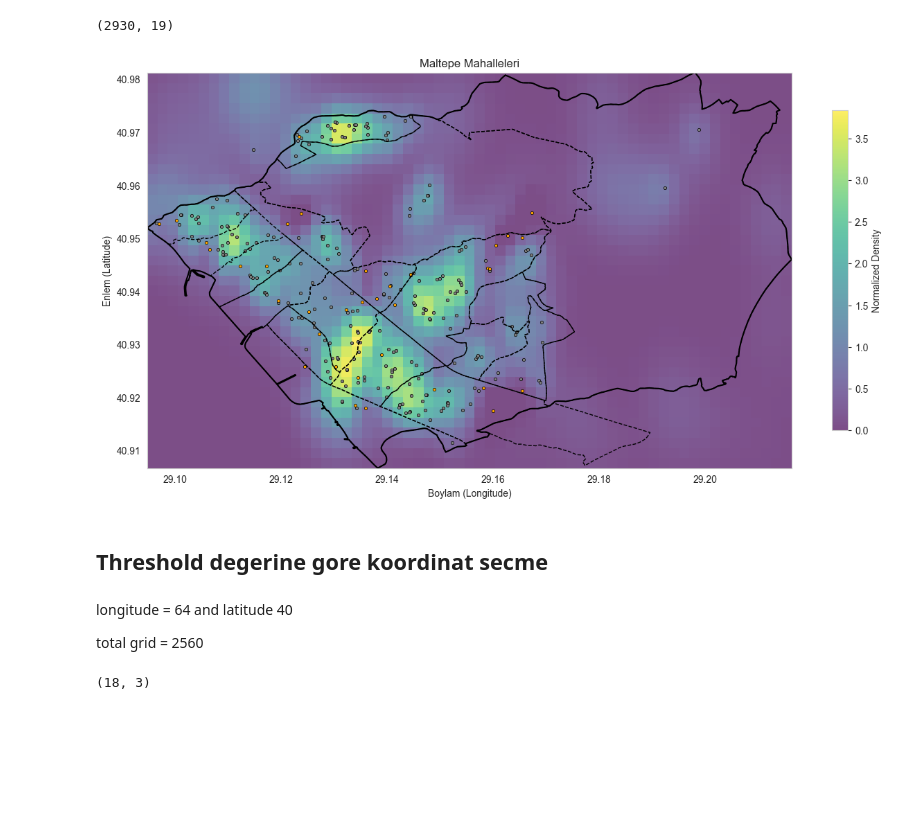
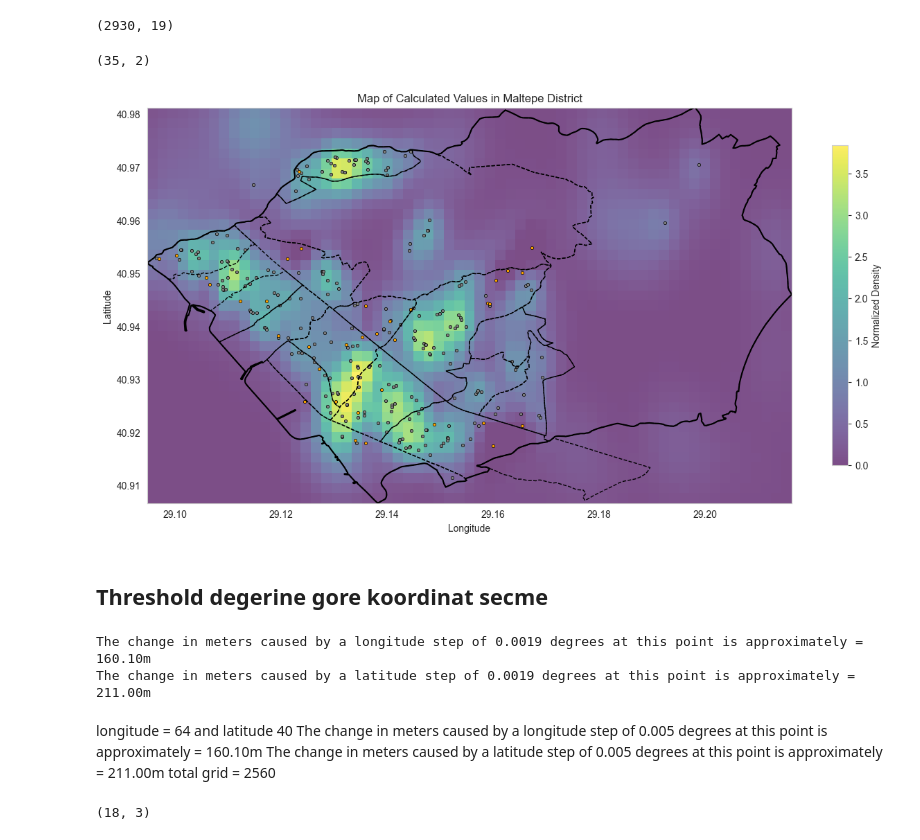
Before and after one commit to umutky/engineering_project, a Jupyter notebook: prepare_data.ipynb, the cells around one changed output. Cells and saved outputs as stored; diff of their text form; code cells hidden in the pictures; blank space fills up the shorter version.

Commit message:
Birkaç küçük yeniden hesaplama yapılmıştır

```diff
--- a/prepare_data.ipynb
+++ b/prepare_data.ipynb
@@ -1336,3 +1336,15 @@ with open(dosya_yolu, "r", encoding="utf-8") as dosya:
 geojson_verisi["features"][11]
 
 maltepe_ilce_polygon = geojson_verisi["features"][11]['geometry']
+# %%
+# En küçük ve en büyük koordinatları bulma
+min_lon = min(coord[0] for coord in maltepe_ilce_polygon['coordinates'][0])
+max_lon = max(coord[0] for coord in maltepe_ilce_polygon['coordinates'][0])
+min_lat = min(coord[1] for coord in maltepe_ilce_polygon['coordinates'][0])
+max_lat = max(coord[1] for coord in maltepe_ilce_polygon['coordinates'][0])
+
+# Uç noktaları yazdırma
+print("En küçük boylam (longitude):", min_lon)
+print("En büyük boylam (longitude):", max_lon)
+print("En küçük enlem (latitude):", min_lat)
+print("En büyük enlem (latitude):", max_lat)
@@ -1414,6 +1478,10 @@ gdf.to_csv('maltepe_poi.csv', index=False)
 print(gdf.shape)
 # %% [output]
 (2930, 19)
+# %%
+kendi_magazalarimiz.shape
+# %% [output]
+(35, 2)
 # %%
 #atm_coords = maltepe_banka_atm[['longitude', 'latitude']].values
 #akarayakit_coords = maltepe_akaryakit[['longitude', 'latitude']].values
@@ -1471,7 +1539,6 @@ scaled_density_yeni_poi = scaler.fit_transform(density_yeni_poi.reshape(-1, 1)).
 
 # Toplam yoğunluk hesaplama
 total_density = 3*scaled_density_rakip_magaza + 1.2*scaled_density_duraklar - 1.4*scaled_density_kendi_magaza + 1.2*scaled_density_yeni_poi
-
 total_density = total_density.reshape(x_grid.shape)
 total_density[total_density < 0] = 0
 
@@ -1494,42 +1561,58 @@ coordinates = maltepe_ilce_polygon['coordinates'][0]
 # Polygon oluşturma
 polygon = Polygon(coordinates)
 
 # Polygon çizimi
 x, y = polygon.exterior.xy
 plt.plot(x, y, color='black') # Polygonu doldurma
 plt.title('Maltepe İlçesi Sınırları')
 plt.xlabel('Longitude')
 plt.ylabel('Latitude')
 plt.grid(False)
 
 import matplotlib.pyplot as plt
 from shapely.geometry import Polygon
 
 # Her bir mahalle için geometriyi çizme
 for mahalle_verisi in maltepe_mahalle_filtreli:
     coordinates = mahalle_verisi['geometry']['coordinates'][0]
     polygon = Polygon(coordinates)
     x, y = polygon.exterior.xy
     plt.plot(x, y, label=mahalle_verisi['properties']['name'], color='black', linewidth=1, linestyle='--')
 
 # Grafiği gösterme
-plt.title('Maltepe Mahalleleri')
-plt.xlabel('Boylam (Longitude)')
-plt.ylabel('Enlem (Latitude)')
+plt.title('Map of Calculated Values in Maltepe District')
+plt.xlabel('Longitude')
+plt.ylabel('Latitude')
 plt.grid(False) # Gridlerin gozukmesi icin acmalisin.
 
 # Koordintlarin scatter plot ile eklenmesi
 plt.scatter(tum_rakipler_coords[:, 0], tum_rakipler_coords[:, 1], color='grey', label='rakip_magaza', marker='o', edgecolors='black', linewidth=.5, s=10)
 plt.scatter(kendi_magazalarimiz[:, 0], kendi_magazalarimiz[:, 1], color='orange', label='migros', marker='o', edgecolors='black', linewidth=.5, s=10)
 
 plt.show()
 # %% [output]
-[figure, old version]
+[figure, new version]
 # %% [markdown]
 ## Threshold degerine gore koordinat secme
+# %%
+# A coordinate we randomly chose in Maltepe
+random_coordinate = (40.900, 29.090)
+
+# The change in meters caused by a longitude step of 0.003 degrees at this point.
+longitude_to_meters = geodesic(random_coordinate, (40.900, 29.0919)).meters
+print(f"The change in meters caused by a longitude step of 0.0019 degrees at this point is approximately = {longitude_to_meters:.2f}m")
+
+# The change in meters caused by a latitude step of 0.002 degrees at this point.
+latitude_to_meters = geodesic(random_coordinate, (40.9019, 29.090)).meters
+
+print(f"The change in meters caused by a latitude step of 0.0019 degrees at this point is approximately = {latitude_to_meters:.2f}m")
+# %% [output]
+The change in meters caused by a longitude step of 0.0019 degrees at this point is approximately = 160.10m
+The change in meters caused by a latitude step of 0.0019 degrees at this point is approximately = 211.00m
 # %% [markdown]
 longitude = 64 and latitude 40
-
+The change in meters caused by a longitude step of 0.005 degrees at this point is approximately = 160.10m
+The change in meters caused by a latitude step of 0.005 degrees at this point is approximately = 211.00m
 total grid = 2560
 # %%
 # Eşik değeri belirleme
```
Also changed, not shown: parts of 12 cells of this notebook.
